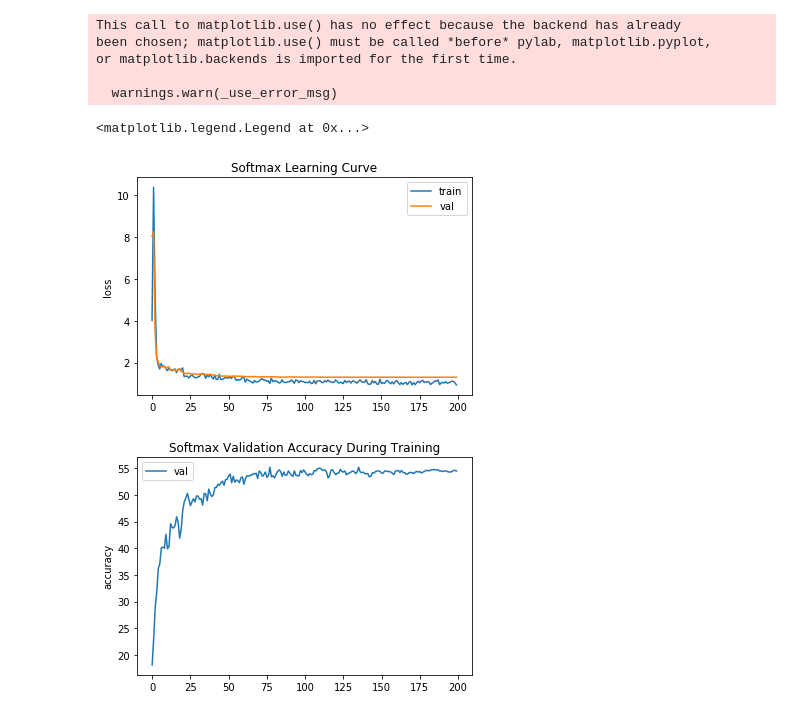
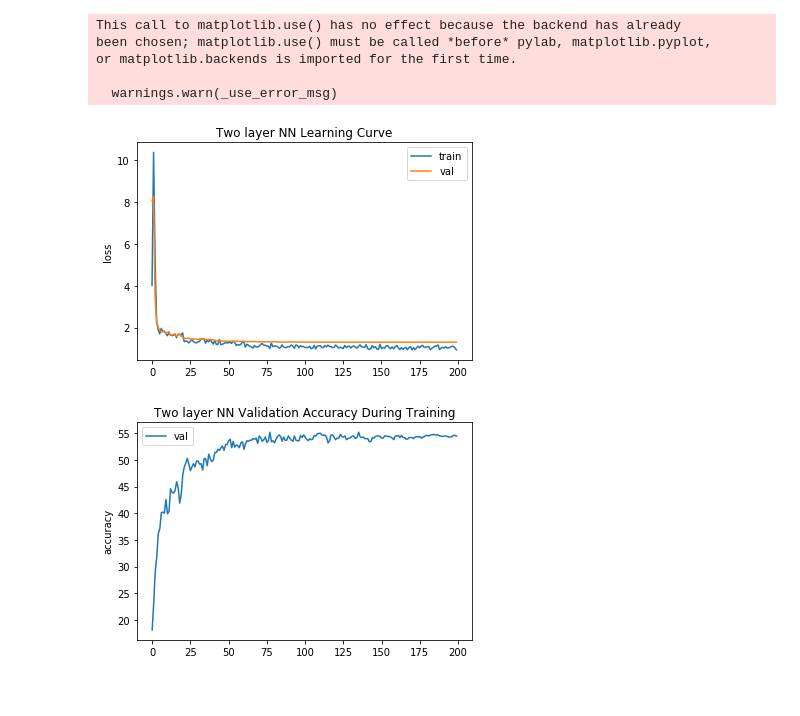
Before and after one commit to neilteng/CS7643-DeepLearning, a Jupyter notebook: Homework/HW1/2_pytorch/twolayernn-classifier.ipynb, the cells around one changed output. Cells and saved outputs as stored; diff of their text form; code cells hidden in the pictures.

```diff
--- a/Homework/HW1/2_pytorch/twolayernn-classifier.ipynb
+++ b/Homework/HW1/2_pytorch/twolayernn-classifier.ipynb
@@ -43,17 +43,18 @@ with open('twolayernn.log', 'r') as f:
 # %%
 plt.figure()
 plt.plot(train_losses, label='train')
 plt.plot(val_losses, label='val')
-plt.title('Softmax Learning Curve')
+plt.title('Two layer NN Learning Curve')
 plt.ylabel('loss')
 plt.legend()
+plt.savefig('Two layer NN Learning Curve')
 
 plt.figure()
 plt.plot(val_accs, label='val')
-plt.title('Softmax Validation Accuracy During Training')
+plt.title('Two layer NN Validation Accuracy During Training')
 plt.ylabel('accuracy')
 plt.legend()
+plt.savefig('Two layer NN Validation Accuracy During Training')
 # %% [output]
-<matplotlib.legend.Legend at 0x...>
-[figure, old version]
+[figure, new version]
-[figure, old version]
+[figure, new version]
```
Also changed, not shown: 12 other files.
